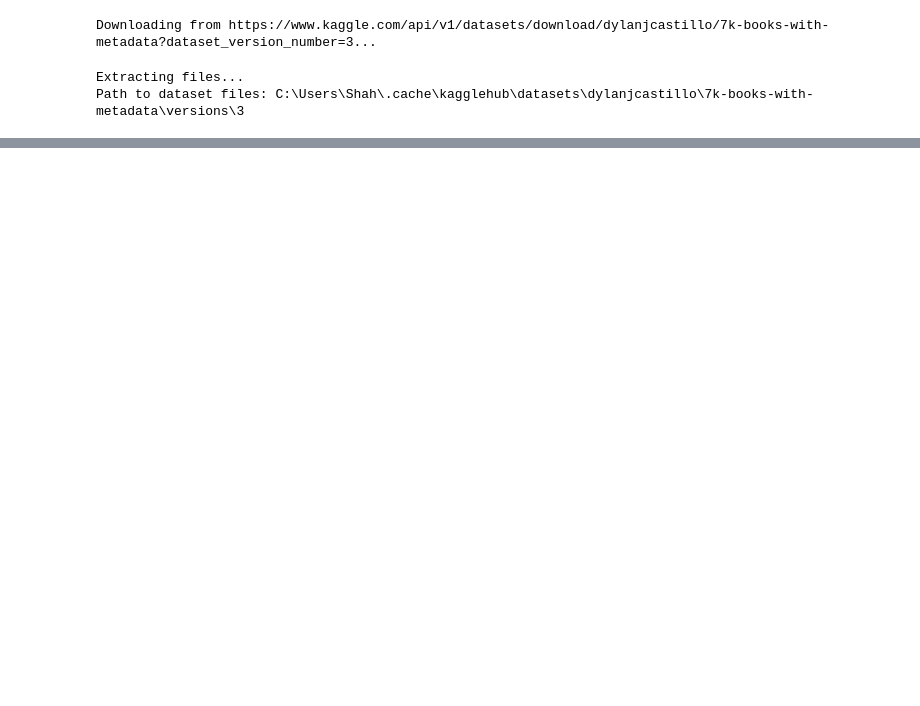
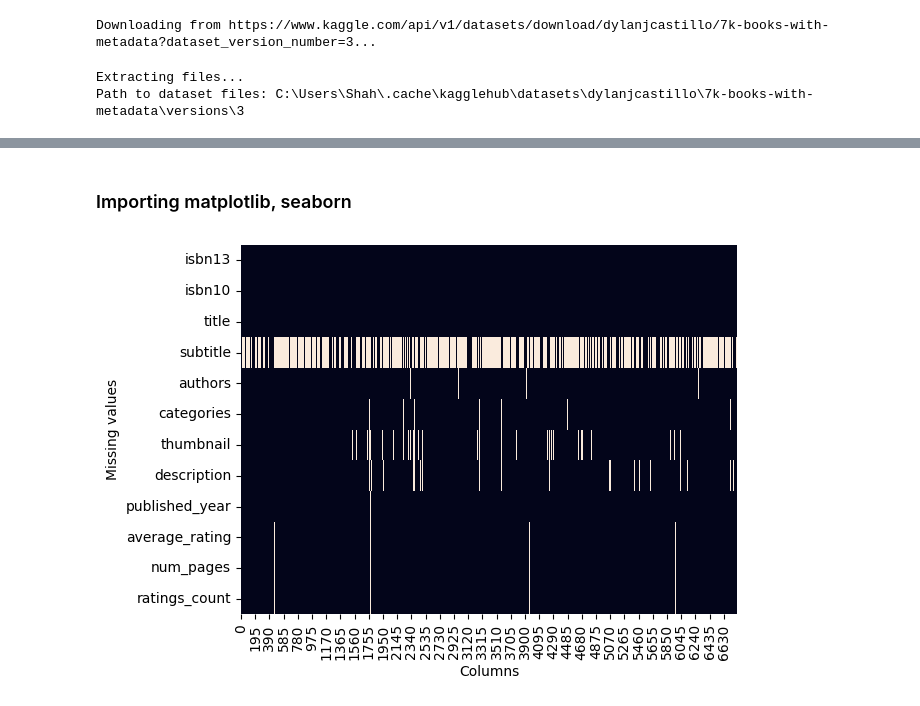
Before and after one commit to rahmanshah/book-recommender, a Jupyter notebook: data_exploration.ipynb, the cells around one changed output, grey strips where cells are left out. Drawn from its saved outputs; the diff is of its cells as text; code cells hidden in the pictures; blank space fills up the shorter version.

```diff
--- a/data_exploration.ipynb
+++ b/data_exploration.ipynb
@@ -22,3 +22,5 @@ books.head(5)
 | 2 | 9780006163831 | 0006163831 | The One Tree | NaN | Stephen R. Donaldson | American fiction | http://books.google.com/books/con... | Volume Two of Stephen Donaldson's... | 1982.0 | ... |
 | 3 | 9780006178736 | 0006178731 | Rage of angels | NaN | Sidney Sheldon | Fiction | http://books.google.com/books/con... | A memorable, mesmerizing heroine ... | 1993.0 | ... |
 | 4 | 9780006280897 | 0006280897 | The Four Loves | NaN | Clive Staples Lewis | Christian life | http://books.google.com/books/con... | Lewis' work on the nature of love... | 2002.0 | ... |
+# %% [markdown]
+### Importing matplotlib, seaborn
@@ -24,0 +30,10 @@ books.head(5)
+# %%
+ax = plt.axes()
+sns.heatmap(books.isna().transpose(), cbar=False, ax=ax)
+
+plt.xlabel("Columns")
+plt.ylabel("Missing values")
+
+plt.show()
+# %% [output]
+[figure, added]
```
Also changed, not shown: parts of 20 cells of this notebook, 4 other files.
